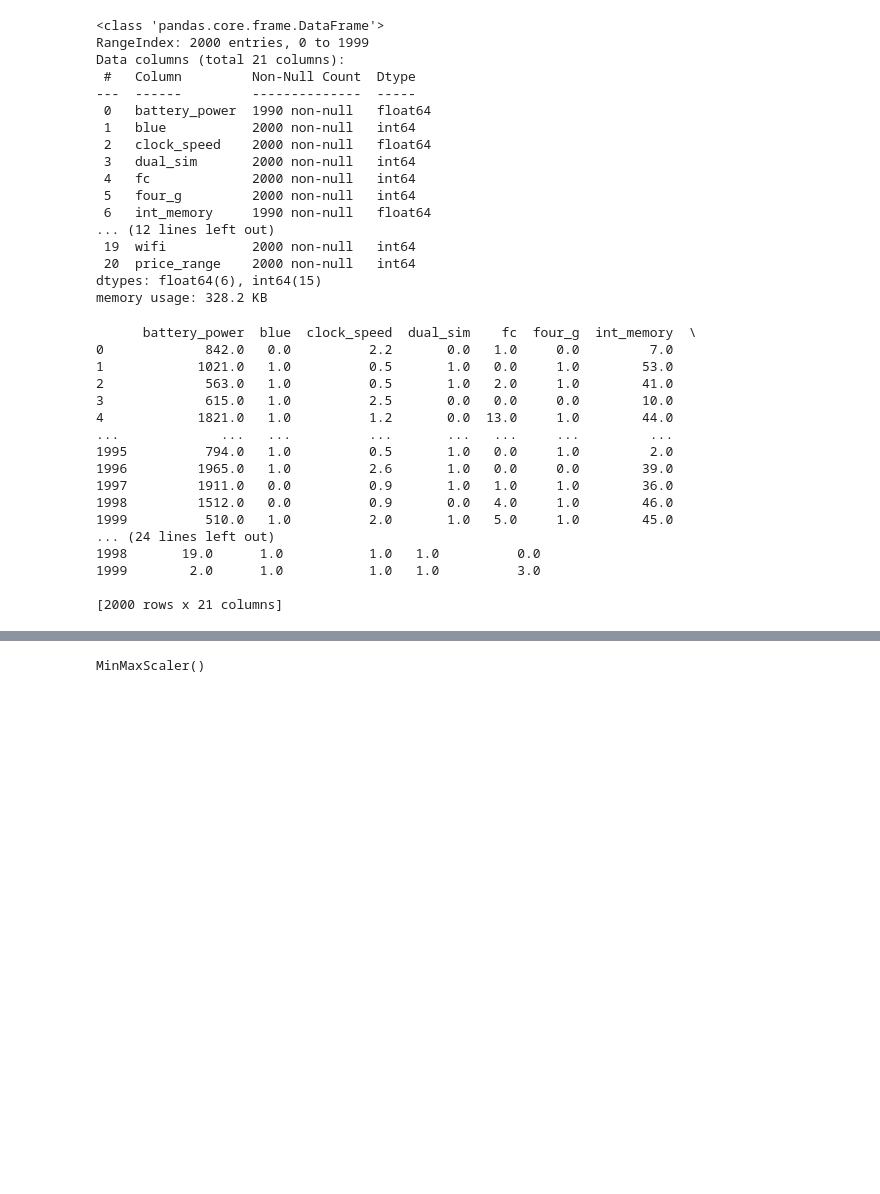
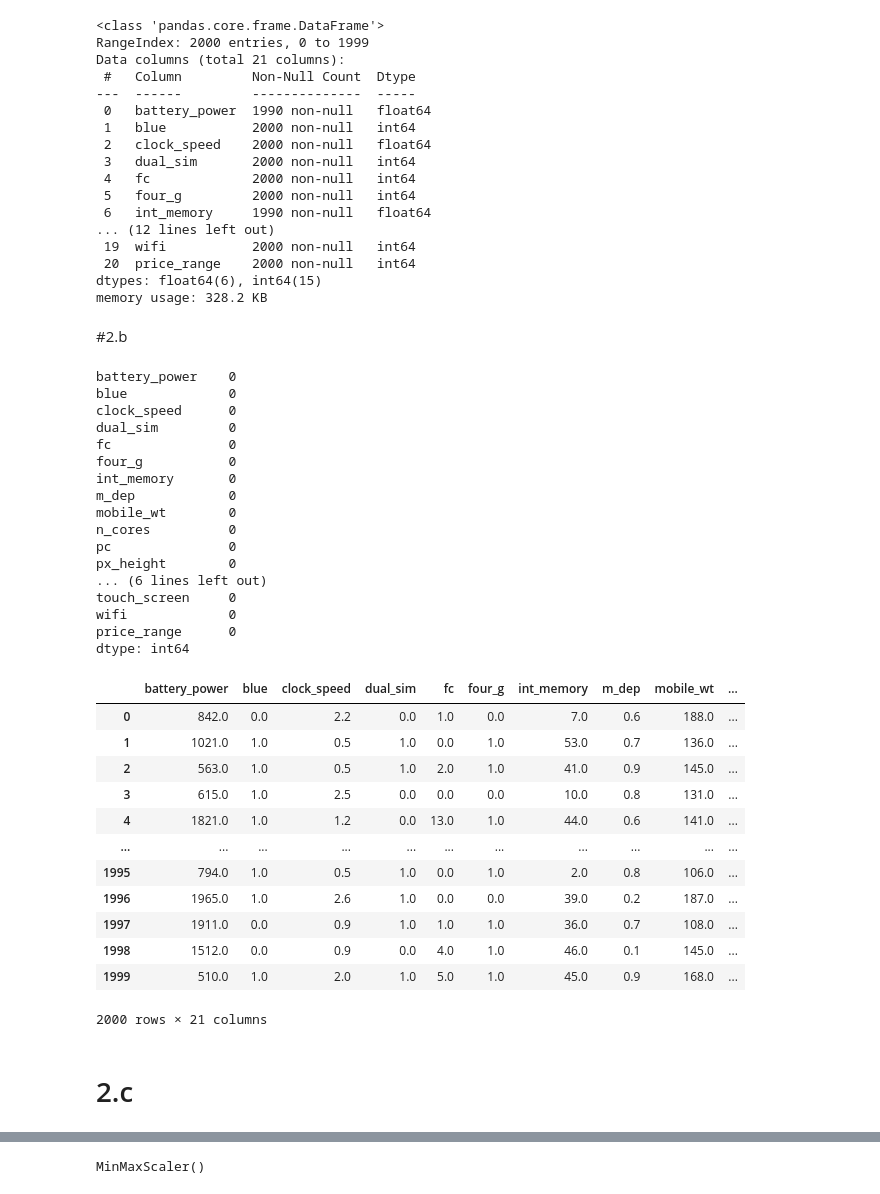
Before and after one commit to ryanroshandy55/UTS-Machine_Learning-2023-2024, a Jupyter notebook: UTS_No2.ipynb, the cells around one changed output, grey strips where cells are left out. Drawn from its saved outputs; the diff is of its cells as text; code cells hidden in the pictures; blank space fills up the shorter version.

```diff
--- a/UTS_No2.ipynb
+++ b/UTS_No2.ipynb
@@ -100,30 +102,48 @@ Data columns (total 21 columns):
  20  price_range    2000 non-null   int64
 dtypes: float64(6), int64(15)
 memory usage: 328.2 KB
+# %% [markdown]
+#2.b
 # %%
 # Handling missing values
 imputer = SimpleImputer(fill_value=np.nan, strategy='median')
 X = imputer.fit_transform(data_missing)
 X = pd.DataFrame(X, columns=data_missing.columns)
-print(X)
+print(X.isna().sum())
+X
 # %% [output]
-      battery_power  blue  clock_speed  dual_sim    fc  four_g  int_memory  \
-0             842.0   0.0          2.2       0.0   1.0     0.0         7.0
-1            1021.0   1.0          0.5       1.0   0.0     1.0        53.0
-2             563.0   1.0          0.5       1.0   2.0     1.0        41.0
-3             615.0   1.0          2.5       0.0   0.0     0.0        10.0
-4            1821.0   1.0          1.2       0.0  13.0     1.0        44.0
-...             ...   ...          ...       ...   ...     ...         ...
-1995          794.0   1.0          0.5       1.0   0.0     1.0         2.0
-1996         1965.0   1.0          2.6       1.0   0.0     0.0        39.0
-1997         1911.0   0.0          0.9       1.0   1.0     1.0        36.0
-1998         1512.0   0.0          0.9       0.0   4.0     1.0        46.0
-1999          510.0   1.0          2.0       1.0   5.0     1.0        45.0
-... (24 lines left out)
-1998       19.0      1.0           1.0   1.0          0.0
-1999        2.0      1.0           1.0   1.0          3.0
-
-[2000 rows x 21 columns]
+battery_power    0
+blue             0
+clock_speed      0
+dual_sim         0
+fc               0
+four_g           0
+int_memory       0
+m_dep            0
+mobile_wt        0
+n_cores          0
+pc               0
+px_height        0
+... (6 lines left out)
+touch_screen     0
+wifi             0
+price_range      0
+dtype: int64
+|  | battery_power | blue | clock_speed | dual_sim | fc | four_g | int_memory | m_dep | mobile_wt | ... |
+| 0 | 842.0 | 0.0 | 2.2 | 0.0 | 1.0 | 0.0 | 7.0 | 0.6 | 188.0 | ... |
+| 1 | 1021.0 | 1.0 | 0.5 | 1.0 | 0.0 | 1.0 | 53.0 | 0.7 | 136.0 | ... |
+| 2 | 563.0 | 1.0 | 0.5 | 1.0 | 2.0 | 1.0 | 41.0 | 0.9 | 145.0 | ... |
+| 3 | 615.0 | 1.0 | 2.5 | 0.0 | 0.0 | 0.0 | 10.0 | 0.8 | 131.0 | ... |
+| 4 | 1821.0 | 1.0 | 1.2 | 0.0 | 13.0 | 1.0 | 44.0 | 0.6 | 141.0 | ... |
+| ... | ... | ... | ... | ... | ... | ... | ... | ... | ... | ... |
+| 1995 | 794.0 | 1.0 | 0.5 | 1.0 | 0.0 | 1.0 | 2.0 | 0.8 | 106.0 | ... |
+| 1996 | 1965.0 | 1.0 | 2.6 | 1.0 | 0.0 | 0.0 | 39.0 | 0.2 | 187.0 | ... |
+| 1997 | 1911.0 | 0.0 | 0.9 | 1.0 | 1.0 | 1.0 | 36.0 | 0.7 | 108.0 | ... |
+| 1998 | 1512.0 | 0.0 | 0.9 | 0.0 | 4.0 | 1.0 | 46.0 | 0.1 | 145.0 | ... |
+| 1999 | 510.0 | 1.0 | 2.0 | 1.0 | 5.0 | 1.0 | 45.0 | 0.9 | 168.0 | ... |
+2000 rows × 21 columns
+# %% [markdown]
+# 2.c
 # %%
 fixed_data = X
 # X.info()
```
Also changed, not shown: parts of 3 cells of this notebook.
